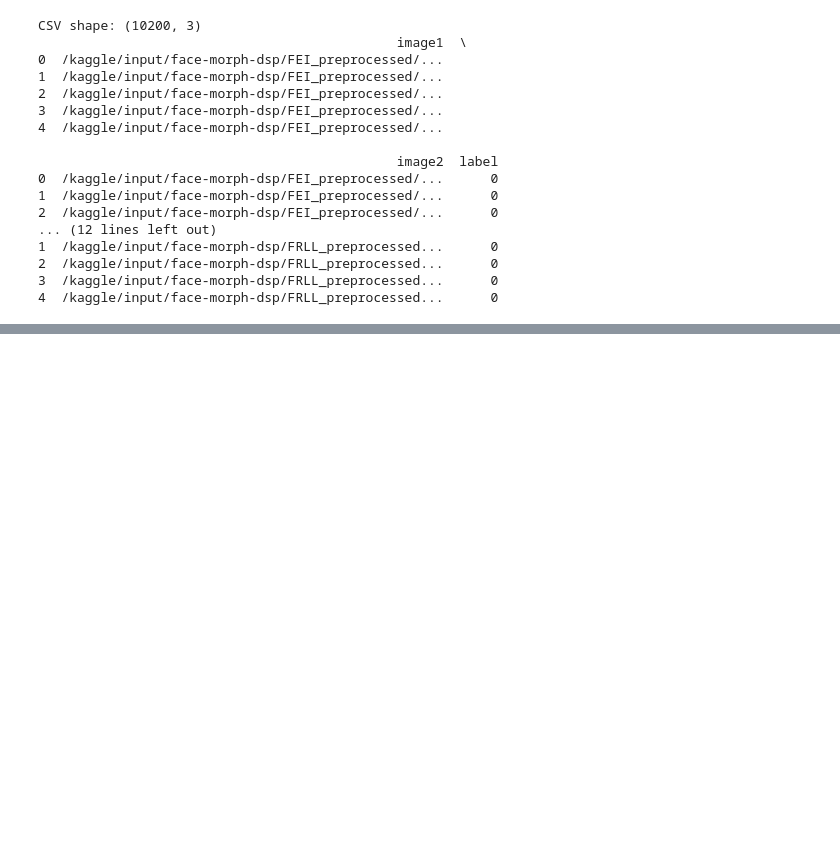
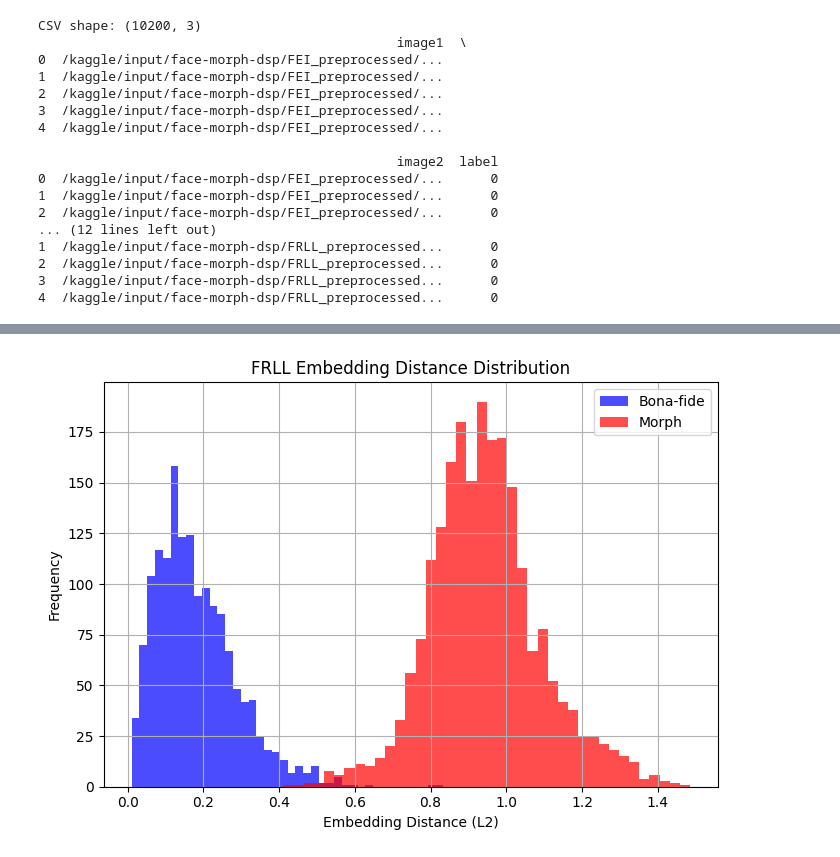
Before and after one commit to yicikek/FYP, a Jupyter notebook: Baseline_Comparision/baseline-comparision.ipynb, the cells around one changed output, grey strips where cells are left out. Drawn from its saved outputs; the diff is of its cells as text; code cells hidden in the pictures; blank space fills up the shorter version.

```diff
--- a/Baseline_Comparision/baseline-comparision.ipynb
+++ b/Baseline_Comparision/baseline-comparision.ipynb
@@ -695,0 +763,44 @@ Avg Morph Cosine:        0.6589
+# %%
+import numpy as np
+import matplotlib.pyplot as plt
+
+def plot_embedding_distance_distribution(model, dataloader, device):
+    model.eval()
+    distances = []
+    labels = []
+
+    with torch.no_grad():
+        for img1, img2, lbl in dataloader:
+            img1 = img1.to(device)
+            img2 = img2.to(device)
+
+            emb1 = model(img1)
+            emb2 = model(img2)
+
+            # 🔥 L2 distance between embeddings
+            dist = torch.norm(emb1 - emb2, dim=1)
+
+            distances.extend(dist.cpu().numpy())
+            labels.extend(lbl.cpu().numpy())
+
+    distances = np.array(distances)
+    labels = np.array(labels)
+
+    bona_dist = distances[labels == 0]
+    morph_dist = distances[labels == 1]
+
+    plt.figure(figsize=(7,5))
+    plt.hist(bona_dist, bins=40, alpha=0.7, label="Bona-fide", color="blue")
+    plt.hist(morph_dist, bins=40, alpha=0.7, label="Morph", color="red")
+
+    plt.xlabel("Embedding Distance (L2)")
+    plt.ylabel("Frequency")
+    plt.title("FRLL Embedding Distance Distribution")
+    plt.legend()
+    plt.grid(True)
+    plt.tight_layout()
+    plt.show()
+# %%
+plot_embedding_distance_distribution(embed_model, frll_test_loader, device)
+# %% [output]
+[figure, added]
```
Also changed, not shown: parts of 11 cells of this notebook.
